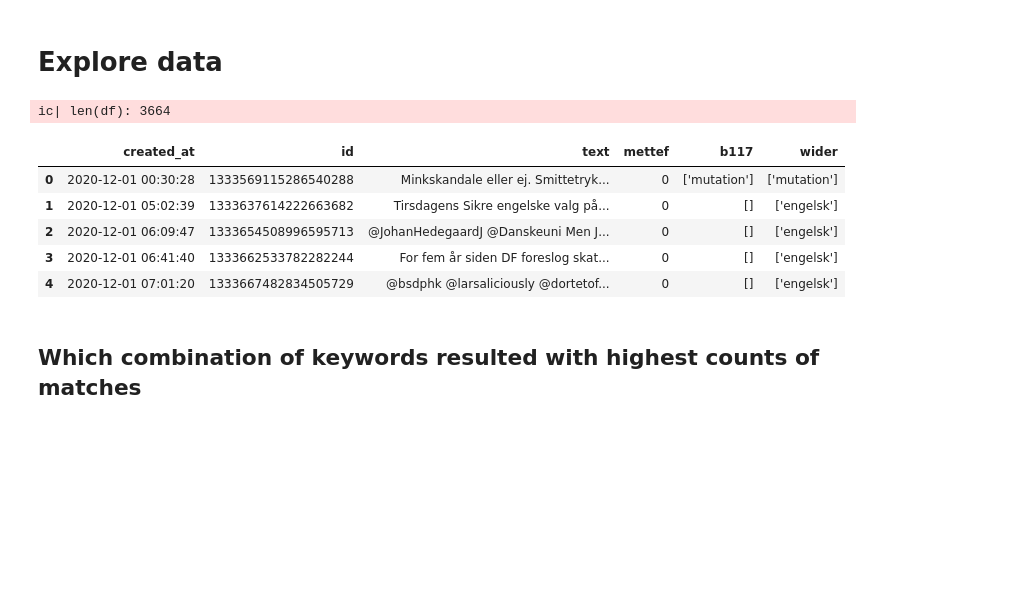
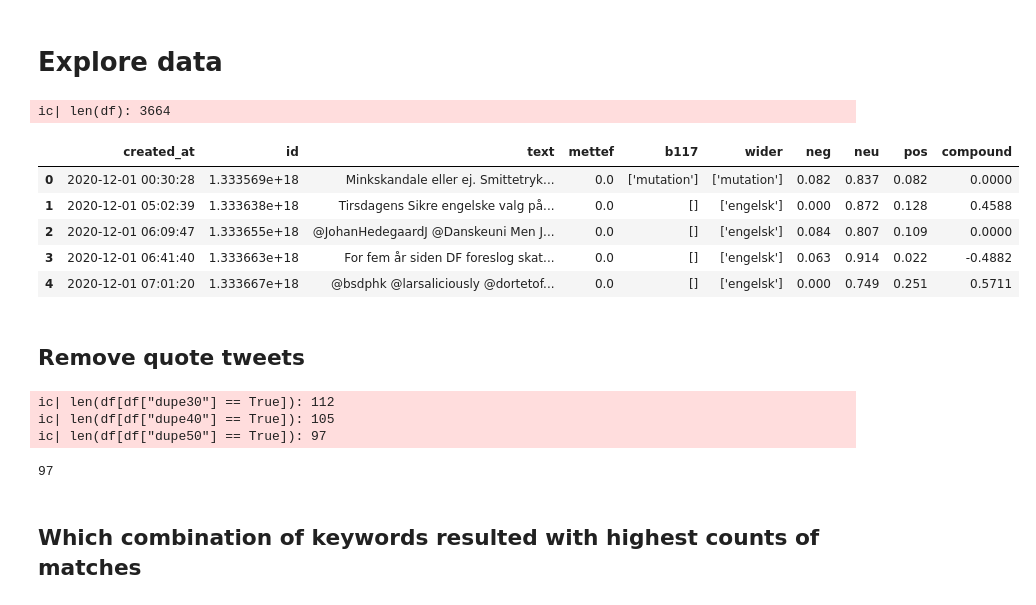
Before and after one commit to centre-for-humanities-computing/hope-covid-mutations, a Jupyter notebook: explore_and_visualize.ipynb, the cells around one changed output. Drawn from its saved outputs; the diff is of its cells as text; code cells hidden in the pictures; blank space fills up the shorter version.

```diff
--- a/explore_and_visualize.ipynb
+++ b/explore_and_visualize.ipynb
@@ -4,15 +4,17 @@
 import pandas as pd
 from icecream import ic
 # %%
-df = pd.read_csv("b117_data.csv")[1:].rename(columns={"0":"created_at", "1":"id", "2":"text", "3":"mettef", "4":"b117", "5":"wider"})
+df = pd.read_csv("b117_data_SA.csv")[1:].rename(columns={"0":"created_at", "1":"id", "2":"text", "3":"mettef", "4":"b117", "5":"wider"})
 df = df.sort_values(by='created_at').reset_index(drop=True)
 ic(len(df))
 df.head()
 # %% [output]
 ic| len(df): 3664
-|  | created_at | id | text | mettef | b117 | wider |
-| 0 | 2020-12-01 00:30:28 | 1333569115286540288 | Minkskandale eller ej. Smittetryk... | 0 | ['mutation'] | ['mutation'] |
-| 1 | 2020-12-01 05:02:39 | 1333637614222663682 | Tirsdagens Sikre engelske valg på... | 0 | [] | ['engelsk'] |
-| 2 | 2020-12-01 06:09:47 | 1333654508996595713 | @JohanHedegaardJ @Danskeuni Men J... | 0 | [] | ['engelsk'] |
-| 3 | 2020-12-01 06:41:40 | 1333662533782282244 | For fem år siden DF foreslog skat... | 0 | [] | ['engelsk'] |
-| 4 | 2020-12-01 07:01:20 | 1333667482834505729 | @bsdphk @larsaliciously @dortetof... | 0 | [] | ['engelsk'] |
+|  | created_at | id | text | mettef | b117 | wider | neg | neu | pos | compound |
+| 0 | 2020-12-01 00:30:28 | 1.333569e+18 | Minkskandale eller ej. Smittetryk... | 0.0 | ['mutation'] | ['mutation'] | 0.082 | 0.837 | 0.082 | 0.0000 |
+| 1 | 2020-12-01 05:02:39 | 1.333638e+18 | Tirsdagens Sikre engelske valg på... | 0.0 | [] | ['engelsk'] | 0.000 | 0.872 | 0.128 | 0.4588 |
+| 2 | 2020-12-01 06:09:47 | 1.333655e+18 | @JohanHedegaardJ @Danskeuni Men J... | 0.0 | [] | ['engelsk'] | 0.084 | 0.807 | 0.109 | 0.0000 |
+| 3 | 2020-12-01 06:41:40 | 1.333663e+18 | For fem år siden DF foreslog skat... | 0.0 | [] | ['engelsk'] | 0.063 | 0.914 | 0.022 | -0.4882 |
+| 4 | 2020-12-01 07:01:20 | 1.333667e+18 | @bsdphk @larsaliciously @dortetof... | 0.0 | [] | ['engelsk'] | 0.000 | 0.749 | 0.251 | 0.5711 |
+# %% [markdown]
+## Remove quote tweets
@@ -18,0 +40,9 @@ ic| len(df): 3664
+# %%
+ic(len(df[df["dupe30"] == True]))
+ic(len(df[df["dupe40"] == True]))
+ic(len(df[df["dupe50"] == True]))
+# %% [output]
+ic| len(df[df["dupe30"] == True]): 112
+ic| len(df[df["dupe40"] == True]): 105
+ic| len(df[df["dupe50"] == True]): 97
+97
```
Also changed, not shown: parts of 41 cells of this notebook.
